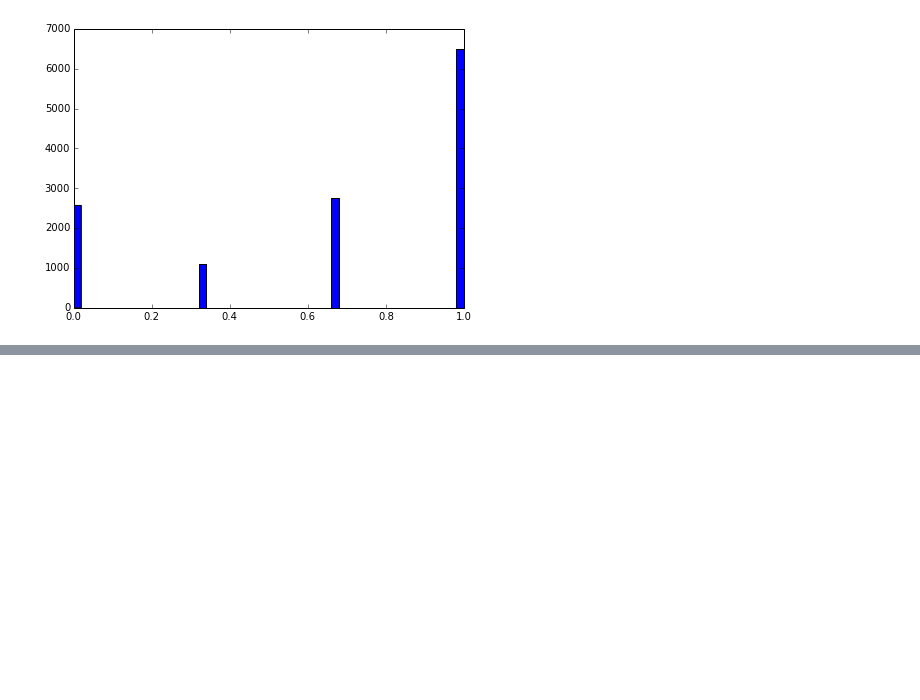
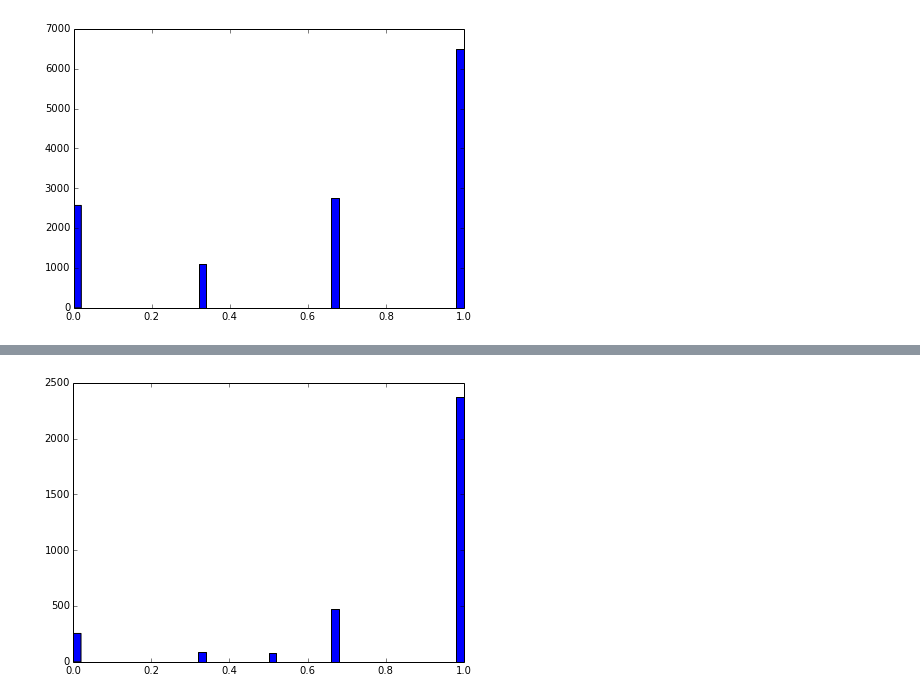
Before and after one commit to TomMalow/pymcmodels, a Jupyter notebook: Ext. Gibbs vs MH.ipynb, the cells around one changed output, grey strips where cells are left out. Saved outputs shown, nothing was run; the diff lists cells and outputs as text; code cells hidden in the pictures; blank space fills up the shorter version.

```diff
--- a/Ext. Gibbs vs MH.ipynb
+++ b/Ext. Gibbs vs MH.ipynb
@@ -1202,0 +727,10 @@ AttributeError: 'list' object has no attribute 'iteritems'
+# %%
+figsize(7,5)
+q_scores = list()
+for handin in a2_data.handins.itervalues():
+    for answer in handin.gradeings.itervalues():
+        q_scores.extend(answer.answers.values())
+plt.hist(q_scores,bins=50)
+plt.show()
+# %% [output]
+[figure, added]
```
Also changed, not shown: parts of 16 cells of this notebook, 2 other files.
